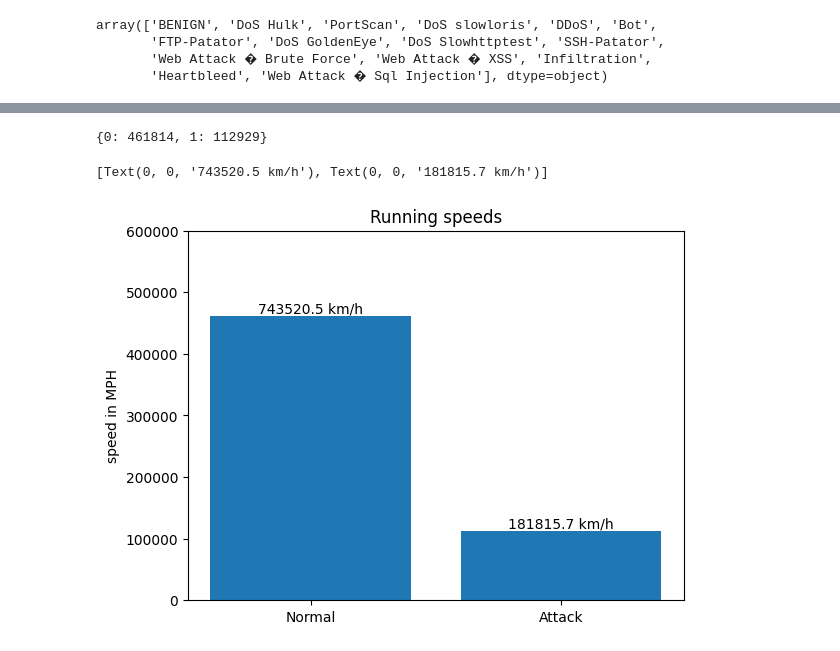
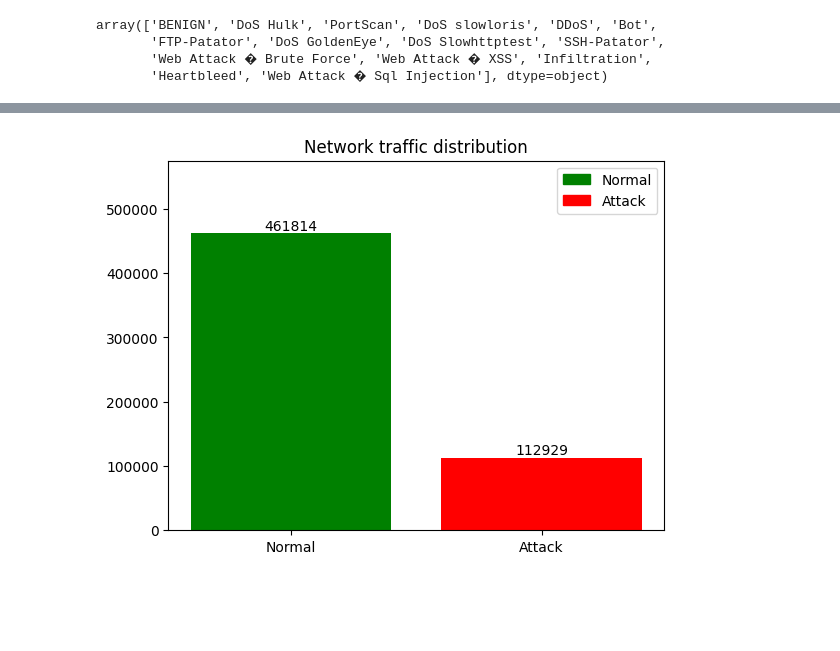
Before and after one commit to eddixoncu/benchmark_ml_dl_tr, a Jupyter notebook: benchmark.ipynb, the cells around one changed output, grey strips where cells are left out. Saved outputs shown, nothing was run; the diff lists cells and outputs as text; code cells hidden in the pictures; blank space fills up the shorter version.

Commit message:
modifying bar chart

```diff
--- a/benchmark.ipynb
+++ b/benchmark.ipynb
@@ -118,24 +101,20 @@ Passing `palette` without assigning `hue` is deprecated and will be removed in v
 # %%
-unique_classes = df['is_attack'].unique()
 class_counts = df['is_attack'].value_counts()
 xaxis_labels =["Normal","Attack"]
-colors = {'normal':'green','attack':'red' }
+colors = {'Normal':'green','Attack':'red' }
 legend_labels = list(colors.keys())
 handles = [plt.Rectangle((0,0),1,1, color=colors[label]) for label in legend_labels]
-
+ymax = df.shape [0]
 count_dict = class_counts.to_dict()
-count_dict
+traffic_counts = count_dict.values()
 #type(class_counts) # pandas.core.series.Series
-# %% [output]
-{0: 461814, 1: 112929}
 # %%
-animal_names = ['Lion', 'Cheeta']
-mph_speed =   count_dict.values()# [50,  75]
+fig, ax = plt.subplots()
+bar_container = ax.bar(xaxis_labels, traffic_counts,color =['green','red'])
+ax.set(title='Network traffic distribution', ylim=(0, ymax))
+ax.bar_label(bar_container, fmt=lambda x: f'{x:.0f}')
+ax.legend(handles=handles, labels=legend_labels)
 
-fig, ax = plt.subplots()
-bar_container = ax.bar(xaxis_labels, mph_speed)
-ax.set(ylabel='speed in MPH', title='Running speeds', ylim=(0, 600000))
-ax.bar_label(bar_container, fmt=lambda x: f'{x * 1.61:.1f} km/h')
+plt.show()
 # %% [output]
-[Text(0, 0, '743520.5 km/h'), Text(0, 0, '181815.7 km/h')]
-[figure, old version]
+[figure, new version]
```
Also changed, not shown: parts of 2 cells of this notebook.
